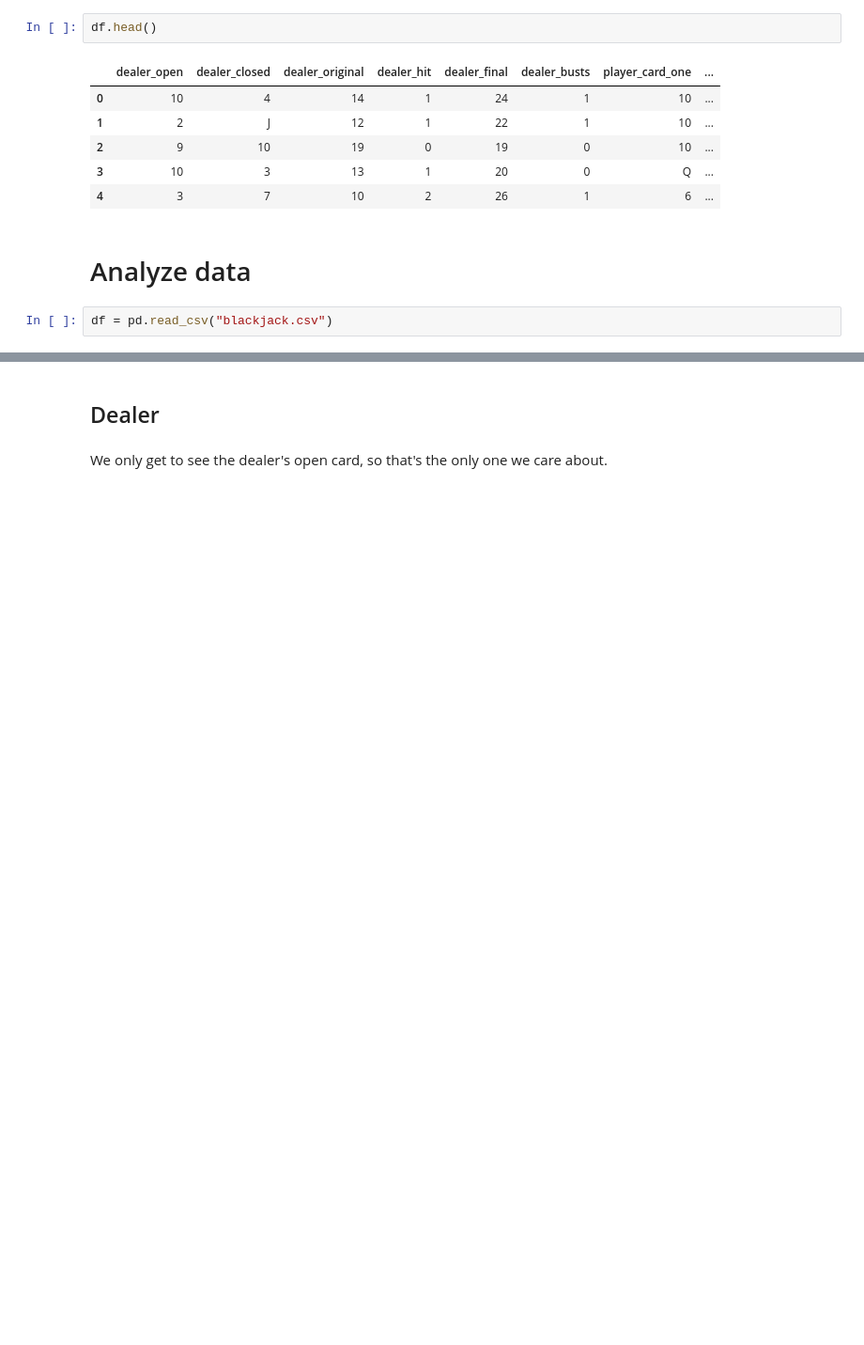
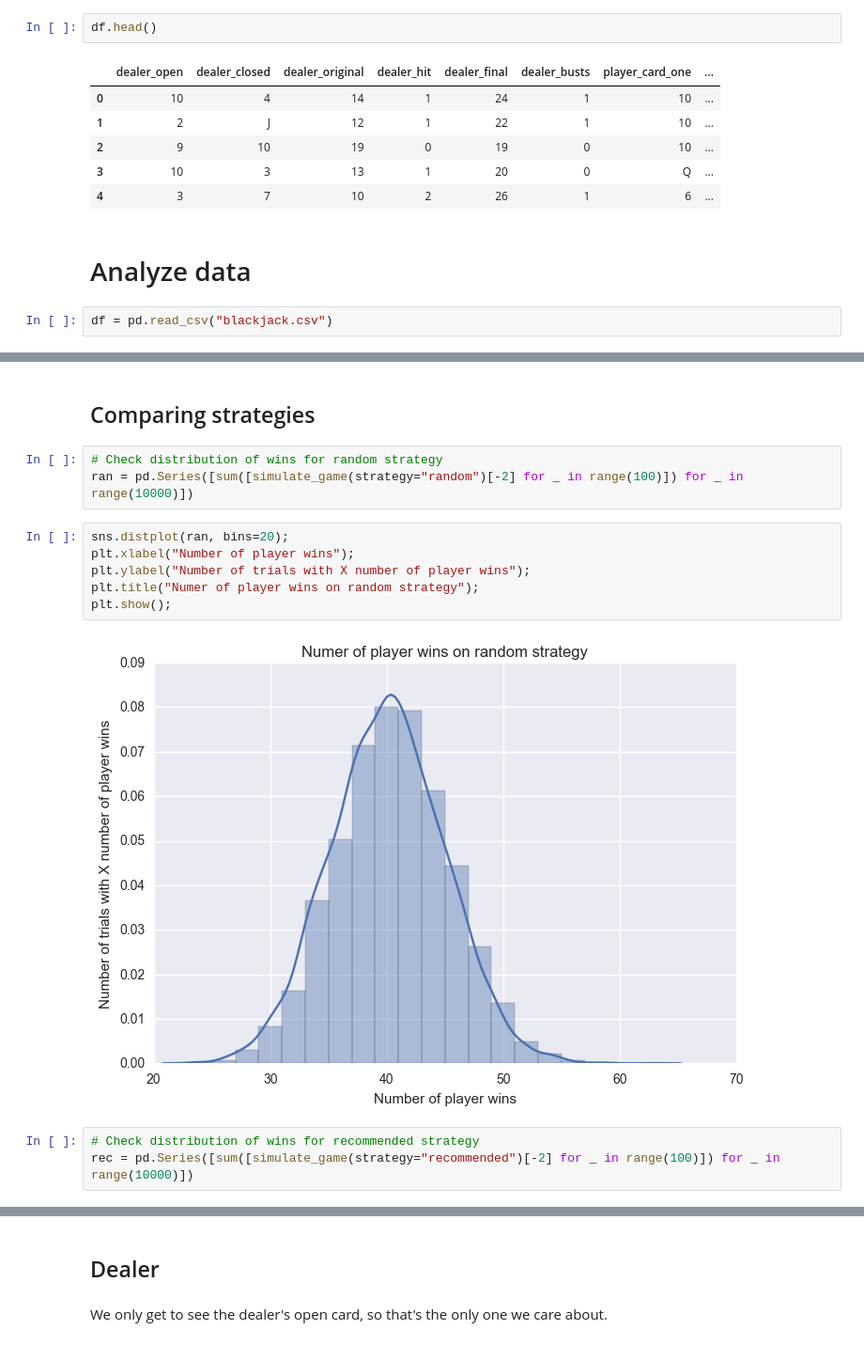
Before and after one commit to jocelyn-ong/data-science-projects, a Jupyter notebook: others/black-jack-simulation.ipynb, the cells around one changed output, grey strips where cells are left out. Shown at 94% size. Drawn from its saved outputs; the diff is of its cells as text; blank space fills up the shorter version.

```diff
--- a/others/black-jack-simulation.ipynb
+++ b/others/black-jack-simulation.ipynb
@@ -260,0 +270,16 @@ df = pd.read_csv("blackjack.csv")
+# %% [markdown]
+## Comparing strategies
+# %%
+# Check distribution of wins for random strategy
+ran = pd.Series([sum([simulate_game(strategy="random")[-2] for _ in range(100)]) for _ in range(10000)])
+# %%
+sns.distplot(ran, bins=20);
+plt.xlabel("Number of player wins");
+plt.ylabel("Number of trials with X number of player wins");
+plt.title("Numer of player wins on random strategy");
+plt.show();
+# %% [output]
+[figure, added]
+# %%
+# Check distribution of wins for recommended strategy
+rec = pd.Series([sum([simulate_game(strategy="recommended")[-2] for _ in range(100)]) for _ in range(10000)])
```
Also changed, not shown: parts of 15 cells of this notebook, 1 other file.
